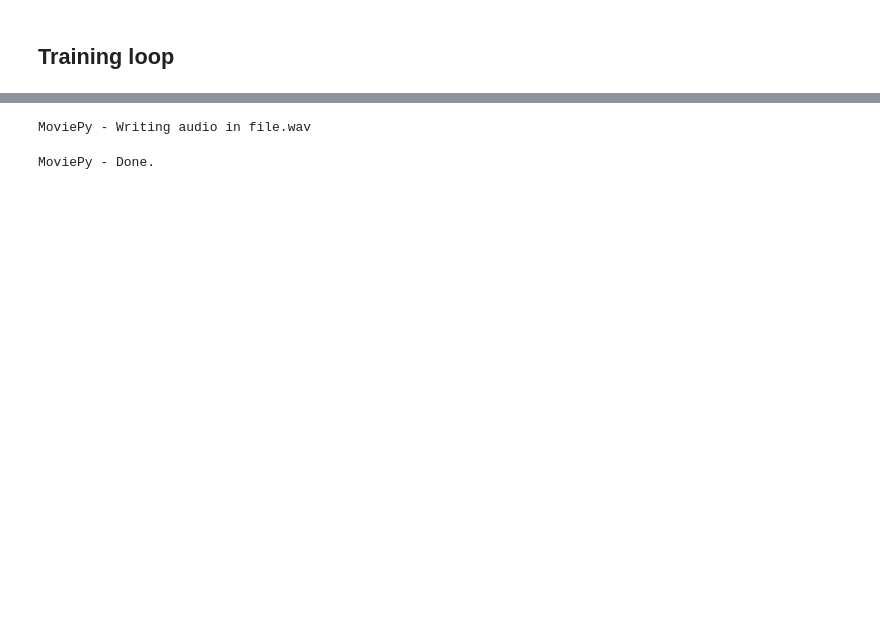
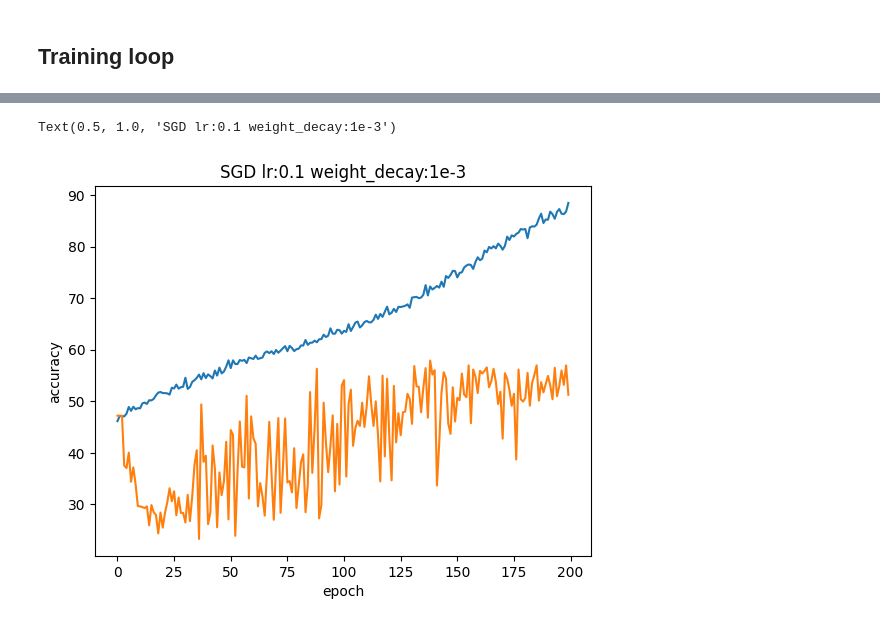
Before and after one commit to TranCongTuyetXuanThu/CallCenterProject, a Jupyter notebook: Nguyen/CNN+transformer.ipynb, the cells around one changed output, grey strips where cells are left out. Drawn from its saved outputs; the diff is of its cells as text; code cells hidden in the pictures; blank space fills up the shorter version.

```diff
--- a/Nguyen/CNN+transformer.ipynb
+++ b/Nguyen/CNN+transformer.ipynb
@@ -134,7 +133,9 @@ class define_model(nn.Module):
         )
         self.conv2Dblock2 = conv2d_layer
 
-        self.fc1_layer = nn.Linear(960*2+40, num_emotions) ########
+        self.fc1_layer = nn.Linear(960*2+40, 980)
+        self.act1 = nn.ReLU()
+        self.fc2_layer = nn.Linear(980, num_emotions)
         self.softmax_out = nn.Softmax(dim=1)
 
     def forward(self, x):
@@ -151,7 +152,9 @@ class define_model(nn.Module):
         transformer_embedding = torch.mean(transformer_output, dim = 0)
 
         complete_embedding = torch.cat([conv2d_embedding1, conv2d_embedding2, transformer_embedding], dim = 1)
-        output_logits = self.fc1_layer(complete_embedding)
+        fc1 = self.fc1_layer(complete_embedding)
+        ac1 = self.act1(fc1)
+        output_logits = self.fc2_layer(ac1)
         output_softmax = self.softmax_out(output_logits)
         return output_logits, output_softmax
 # %%
@@ -214,11 +216,16 @@ print(f'{device} selected')
 model = define_model(len(emotions_dict)).to(device)
 print('Number of trainable params: ', sum(p.numel() for p in model.parameters()))
 # Define optimizer
-optimizer = torch.optim.SGD(model.parameters(), lr=0.01, weight_decay=1e-3, momentum=0.8)
+def choose_optimizer(kind, learning_rate, w_decay, model):
+  if kind == 'SGD':
+    return torch.optim.SGD(model.parameters(), lr=learning_rate, weight_decay=w_decay, momentum=0.3)
+  if kind == 'ADAM':
+    return torch.optim.Adam(model.parameters(), lr=learning_rate, weight_decay=w_decay, eps = 1e-08)
 # Define loss/ criterion
 def criterion(predictions, targets):
     return nn.CrossEntropyLoss()(input=predictions, target=targets)
 
+optimizer = choose_optimizer('SGD',0.1,1e-3, model)
 save_checkpoint = make_save_checkpoint()
 train_step = make_train_step(model, criterion, optimizer)
 validate = make_validate_fnc(model, criterion)
@@ -232,6 +239,7 @@ Number of trainable params:  245851
 def train(optimizer, model, num_epochs, X_train, Y_train, X_valid, Y_valid, list_acc, list_loss):
     train_size = X_train.shape[0]
     minibatch = 128
+    acc_max = 0
     for epoch in range(num_epochs):
         #set to train phase
         model.train()
@@ -260,18 +268,24 @@ def train(optimizer, model, num_epochs, X_train, Y_train, X_valid, Y_valid, list
             epoch_acc += acc * actual_batch_size / train_size
             epoch_loss += loss * actual_batch_size / train_size
 
-        list_acc.append(epoch_acc.cpu().numpy())
-        list_loss.append(epoch_loss)
         X_valid_tensor = torch.tensor(X_test, device = device).float()
         Y_valid_tensor = torch.tensor(Y_test, dtype = torch.long, device = device)
         valid_loss, valid_acc, _ = validate(X_valid_tensor,Y_valid_tensor)
+        list_acc[0].append(epoch_acc.cpu().numpy())
+        list_acc[1].append(valid_acc.cpu().numpy())
+        list_loss[0].append(epoch_loss)
+        list_loss[1].append(valid_loss)
 
-        checkpoint_filename = 'cnn_transformerFINAL-{:03d}.pkl'.format(epoch)
-        save_checkpoint(optimizer, model, epoch, checkpoint_filename)
+        if acc_max > int(epoch_acc):
+          continue
+        acc_max = epoch_acc
+        # checkpoint_filename = 'cnn_transformerFINAL-{:03d}.pkl'.format(epoch)
+        # save_checkpoint(optimizer, model, epoch, checkpoint_filename)
+        torch.save(model.state_dict(),'model'+str(epoch)+'.pt')
 
         print(f'\nEpoch {epoch} --- loss:{epoch_loss:.3f}, Epoch accuracy:{epoch_acc:.2f}%, Validation loss:{valid_loss:.3f}, Validation accuracy:{valid_acc:.3f}')
 # %%
-# num_epochs = 100
-# list_acc = []
-# list_loss = []
-# train(optimizer, model, num_epochs, X_train, Y_train, X_test, Y_test, list_acc, list_loss)
+num_epochs = 200
+list_acc = [[],[]]
+list_loss = [[],[]]
+train(optimizer, model, num_epochs, X_train, Y_train, X_test, Y_test, list_acc, list_loss)
@@ -352,5 +291,0 @@ print(output)
-# %%
-preprocess_real_data('file.mp4')
-# %% [output]
-MoviePy - Writing audio in file.wav
-MoviePy - Done.
@@ -372,0 +292,10 @@ torch.save(mfcc,'file_denoised.pt')
+# %%
+import matplotlib.pyplot as plt
+plt.plot(range(num_epochs),list_acc[0])
+plt.plot(range(num_epochs),list_acc[1])
+plt.xlabel('epoch')
+plt.ylabel('accuracy')
+plt.title('SGD lr:0.1 weight_decay:1e-3')
+# %% [output]
+Text(0.5, 1.0, 'SGD lr:0.1 weight_decay:1e-3')
+[figure, added]
```
Also changed, not shown: parts of 18 cells of this notebook, 1 other file.
